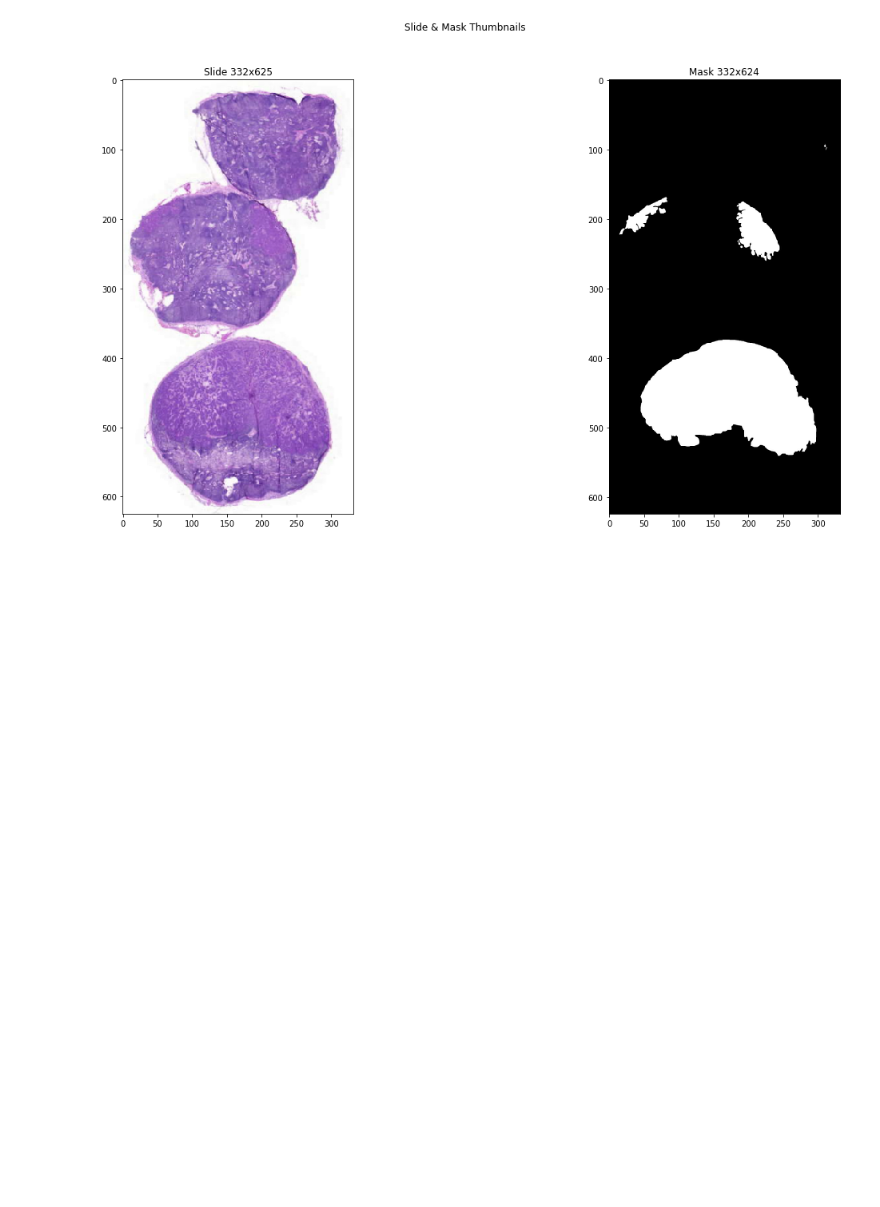
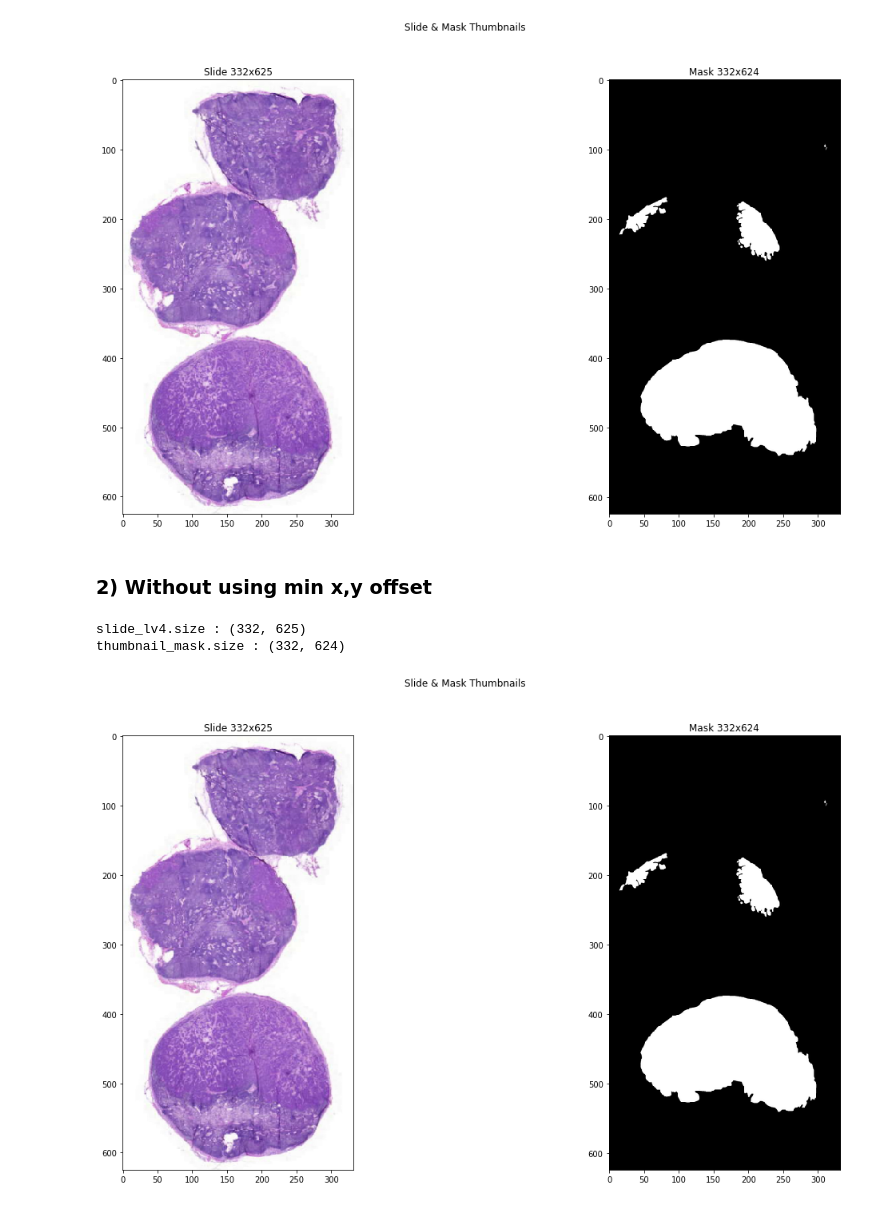
Before and after one commit to Taeu/HeLP-Challenge-Goldenpass, a Jupyter notebook: notebook/model-cjh-ver01.ipynb, the cells around one changed output. Cells and saved outputs as stored; diff of their text form; code cells hidden in the pictures; blank space fills up the shorter version.

```diff
--- a/notebook/model-cjh-ver01.ipynb
+++ b/notebook/model-cjh-ver01.ipynb
@@ -28,10 +31,10 @@ mask_path = '../data/train/Mask_16-S-042893_A1.png'  # pos
 
 # openslide
 ## slide
-slide = openslide.open_slide(pos_slide_path)
+slide = openslide.open_slide(slide_path)
 # neg_slide = openslide.open_slide(neg_slide_path)
 ## mask
-mask = openslide.open_slide(pos_mask_path)
+mask = openslide.open_slide(mask_path)
 # neg_mask = openslide.open_slide(neg_mask_path)
 # %%
 print('origin pos_slide.dimensions :', slide.dimensions)
@@ -97,3 +102,47 @@ ax[1].set_title('Mask %dx%d' % thumbnail_mask.size)
 f.suptitle('Slide & Mask Thumbnails ');
 # %% [output]
 [figure]
+# %% [markdown]
+### 2) Without using min x,y offset
+# %%
+min_x = slide.properties.get(
+    openslide.PROPERTY_NAME_BOUNDS_X)
+# %%
+min_y = slide.properties.get(
+    openslide.PROPERTY_NAME_BOUNDS_Y)
+# %%
+# Path size
+PATCH_SIZE = 256
+
+# min x,y offset
+# min_x, min_y = (7744, 39056)
+location = (int(min_x), int(min_y))
+
+# size x, y
+size = (int(mask.dimensions[0]/16), int(mask.dimensions[1]/16))
+
+# level
+level = int(np.log2(PATCH_SIZE))
+
+# read region
+slide_lv4 = slide.read_region(location, level, size)
+
+# thumbnail mask
+thumbnail_mask = mask.get_thumbnail(size)  # (332, 625)
+# %%
+print('slide_lv4.size :', slide_lv4.size)
+print('thumbnail_mask.size :', thumbnail_mask.size)
+# %% [output]
+slide_lv4.size : (332, 625)
+thumbnail_mask.size : (332, 624)
+# %%
+## Plotting
+f, axes = plt.subplots(1, 2, figsize=(20, 10));
+ax = axes.ravel()
+ax[0].imshow(slide_lv4);
+ax[0].set_title('Slide %dx%d' % slide_lv4.size)
+ax[1].imshow(thumbnail_mask.convert('L'), cmap='gray');
+ax[1].set_title('Mask %dx%d' % thumbnail_mask.size)
+f.suptitle('Slide & Mask Thumbnails ');
+# %% [output]
+[figure, added]
```
Also changed, not shown: parts of 9 cells of this notebook.
